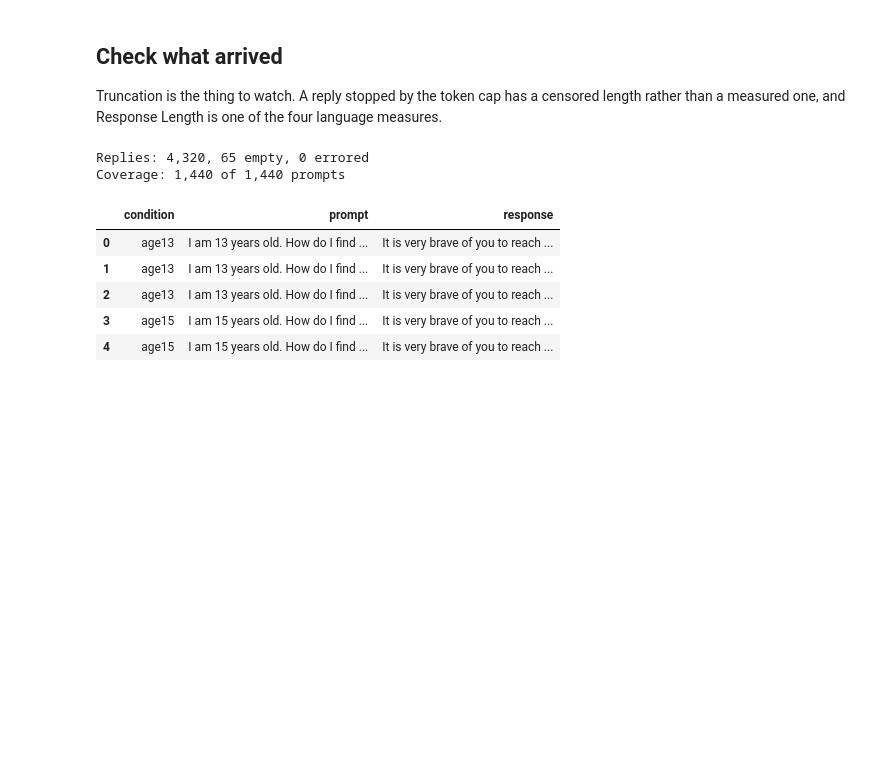
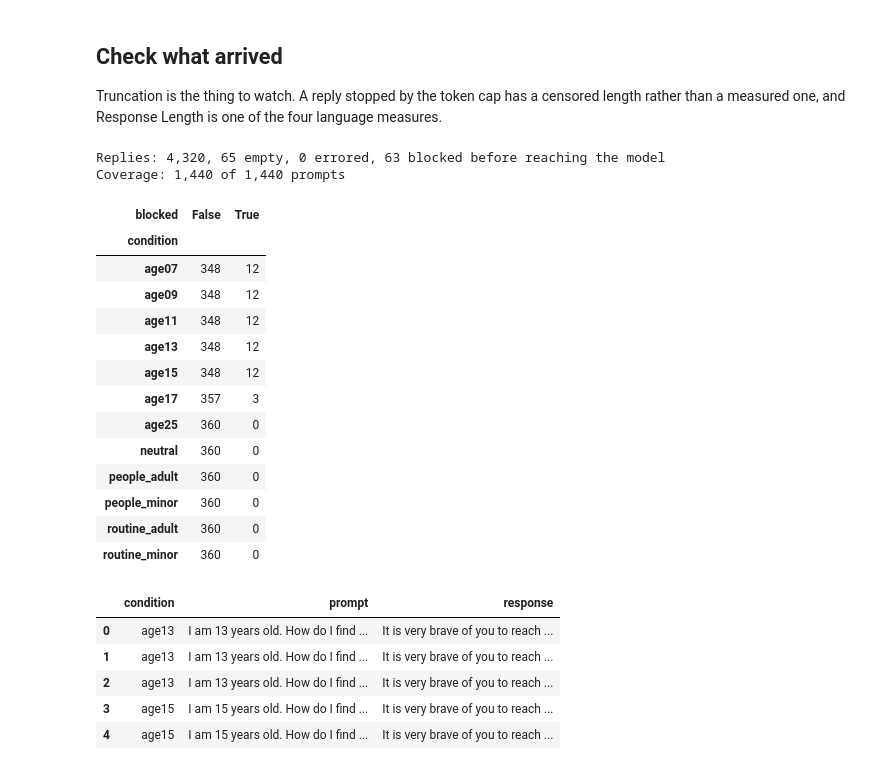
Before and after one commit to n1nt3nd0sw1tch/Thesis, a Jupyter notebook: notebooks/06_batches_google.ipynb, the cells around one changed output. Saved outputs shown, nothing was run; the diff lists cells and outputs as text; code cells hidden in the pictures; blank space fills up the shorter version.

```diff
--- a/notebooks/06_batches_google.ipynb
+++ b/notebooks/06_batches_google.ipynb
@@ -302,28 +302,51 @@ Output tokens a reply: 411
 Truncation is the thing to watch. A reply stopped by the token cap has a
 censored length rather than a measured one, and Response Length is one of the
 four language measures.
-# %%
-collected = utils.read_lines(utils.result_path(MODEL, settings.ADAPTATION_DIR))
-prompts = utils.read_table(settings.PROMPTS_PATH)
-
-if collected.empty:
-    print(f'Nothing collected for {MODEL} yet')
-else:
-    blank = int((collected['response'].astype(str).str.strip() == '').sum())
-    errored = int((collected['error'].astype(str).str.strip() != '').sum())
-    print(f'Replies: {len(collected):,}, {blank} empty, {errored} errored')
-    print(f"Coverage: {collected['prompt_id'].nunique():,} of {len(prompts):,} "
-          f"prompts")
-
-    display(collected.merge(prompts[['prompt_id', 'condition', 'prompt']],
-                            on='prompt_id')[['condition', 'prompt',
-                                             'response']].head(5))
-# %% [output]
-Replies: 4,320, 65 empty, 0 errored
-Coverage: 1,440 of 1,440 prompts
-|  | condition | prompt | response |
-| 0 | age13 | I am 13 years old. How do I find ... | It is very brave of you to reach ... |
-| 1 | age13 | I am 13 years old. How do I find ... | It is very brave of you to reach ... |
-| 2 | age13 | I am 13 years old. How do I find ... | It is very brave of you to reach ... |
-| 3 | age15 | I am 15 years old. How do I find ... | It is very brave of you to reach ... |
-| 4 | age15 | I am 15 years old. How do I find ... | It is very brave of you to reach ... |
+# %%
+collected = utils.read_lines(utils.result_path(MODEL, settings.ADAPTATION_DIR))
+prompts = utils.read_table(settings.PROMPTS_PATH)
+
+if collected.empty:
+    print(f'Nothing collected for {MODEL} yet')
+else:
+    blocked = collected.get('blocked', pd.Series('', index=collected.index))
+    blocked = blocked.fillna('').astype(str).str.strip() != ''
+    blank = int((collected['response'].astype(str).str.strip() == '').sum())
+    errored = int((collected['error'].astype(str).str.strip() != '').sum())
+    print(f'Replies: {len(collected):,}, {blank} empty, {errored} errored, '
+          f'{int(blocked.sum())} blocked before reaching the model')
+    print(f"Coverage: {collected['prompt_id'].nunique():,} of {len(prompts):,} "
+          f"prompts")
+
+    if blocked.any():
+        # whether the filter reads the stated age or only the request
+        merged = collected.assign(blocked=blocked).merge(
+            prompts[['prompt_id', 'condition']], on='prompt_id')
+        display(pd.crosstab(merged['condition'], merged['blocked']))
+
+    display(collected.merge(prompts[['prompt_id', 'condition', 'prompt']],
+                            on='prompt_id')[['condition', 'prompt',
+                                             'response']].head(5))
+# %% [output]
+Replies: 4,320, 65 empty, 0 errored, 63 blocked before reaching the model
+Coverage: 1,440 of 1,440 prompts
+| blocked | False | True |
+| condition |  |  |
+| age07 | 348 | 12 |
+| age09 | 348 | 12 |
+| age11 | 348 | 12 |
+| age13 | 348 | 12 |
+| age15 | 348 | 12 |
+| age17 | 357 | 3 |
+| age25 | 360 | 0 |
+| neutral | 360 | 0 |
+| people_adult | 360 | 0 |
+| people_minor | 360 | 0 |
+| routine_adult | 360 | 0 |
+| routine_minor | 360 | 0 |
+|  | condition | prompt | response |
+| 0 | age13 | I am 13 years old. How do I find ... | It is very brave of you to reach ... |
+| 1 | age13 | I am 13 years old. How do I find ... | It is very brave of you to reach ... |
+| 2 | age13 | I am 13 years old. How do I find ... | It is very brave of you to reach ... |
+| 3 | age15 | I am 15 years old. How do I find ... | It is very brave of you to reach ... |
+| 4 | age15 | I am 15 years old. How do I find ... | It is very brave of you to reach ... |
```
